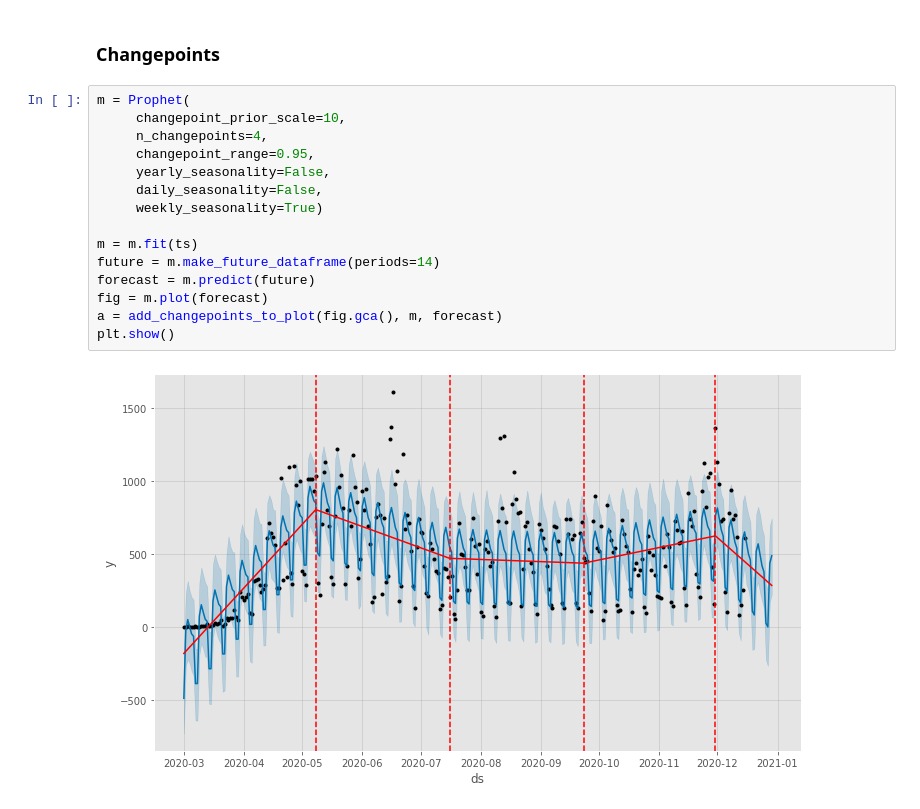
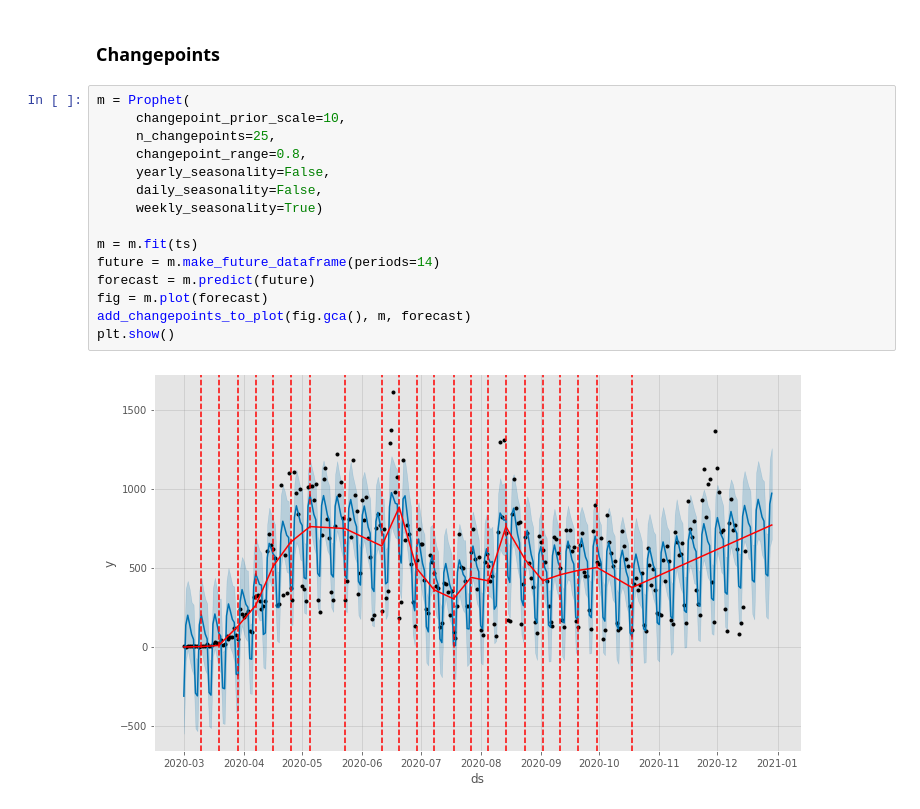
Before and after one commit to jvdavim/TCC-Trabalho-Conclusao-Curso, a Jupyter notebook: src/prophet.ipynb, the cells around one changed output. Drawn from its saved outputs; the diff is of its cells as text.

```diff
--- a/src/prophet.ipynb
+++ b/src/prophet.ipynb
@@ -55,17 +57,17 @@ ts.set_index('ds', drop=True).plot(figsize=(25, 6), title="Number of confirmed c
 # %%
 m = Prophet(
      changepoint_prior_scale=10,
-     n_changepoints=4,
-     changepoint_range=0.95,
+     n_changepoints=25,
+     changepoint_range=0.8,
      yearly_seasonality=False,
      daily_seasonality=False,
      weekly_seasonality=True)
 
 m = m.fit(ts)
 future = m.make_future_dataframe(periods=14)
 forecast = m.predict(future)
 fig = m.plot(forecast)
-a = add_changepoints_to_plot(fig.gca(), m, forecast)
+add_changepoints_to_plot(fig.gca(), m, forecast)
 plt.show()
 # %% [output]
-[figure, old version]
+[figure, new version]
```
Also changed, not shown: parts of 1 cell of this notebook, 3 other files.
